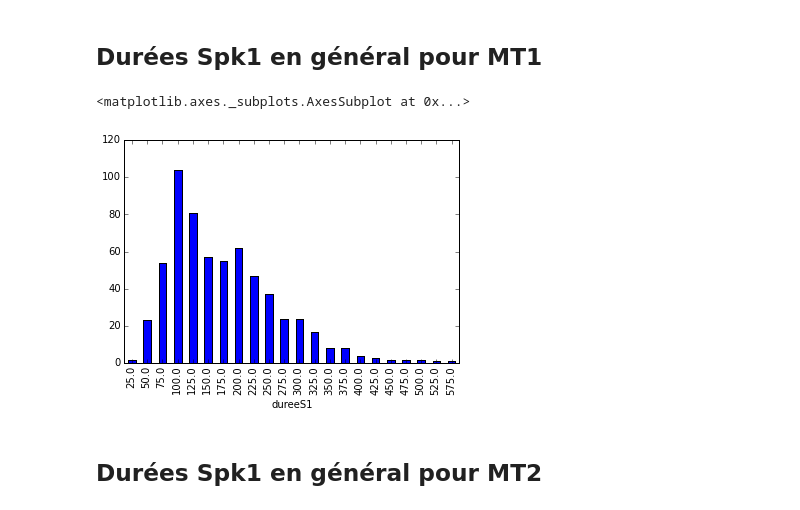
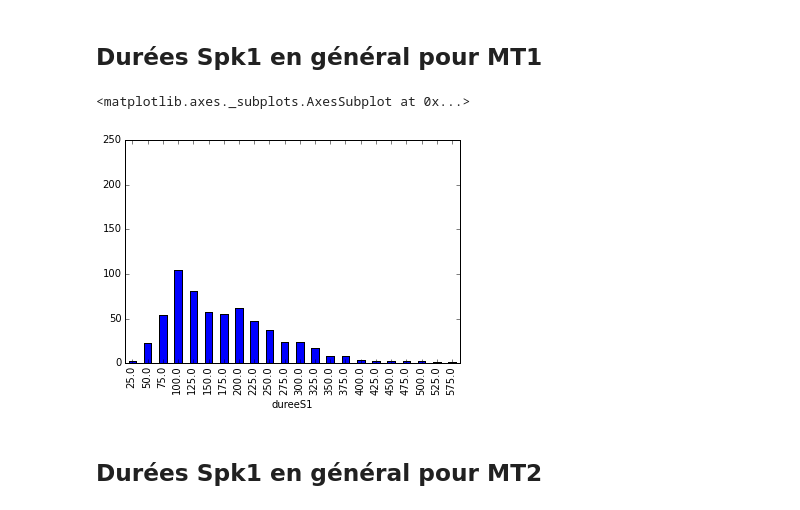
Before and after one commit to gboye/AMBK-SportsCom, a Jupyter notebook: GestionCorpus/TimeColourPlay2.ipynb, the cells around one changed output. Cells and saved outputs as stored; diff of their text form; code cells hidden in the pictures.

```diff
--- a/GestionCorpus/TimeColourPlay2.ipynb
+++ b/GestionCorpus/TimeColourPlay2.ipynb
@@ -150,10 +151,10 @@ tableS1.plot(kind="bar")
 # %%
 #timeLine[timeLine["numAction"].notnull()]["textAction"]=timeLine["action"].str.split(" ").str[1:]
 tableS1=pd.pivot_table(timeLine[timeLine["début"]<finMT1][["début","dureeS1"]],index="dureeS1",values="début",aggfunc="count")
-tableS1.plot(kind="bar")
+tableS1.plot(kind="bar",ylim=(0,250))
 # %% [output]
 <matplotlib.axes._subplots.AxesSubplot at 0x...>
-[figure, old version]
+[figure, new version]
 # %% [markdown]
 ## Durées Spk1 en général pour MT2
 # %%
```
Also changed, not shown: parts of 1 cell of this notebook.
